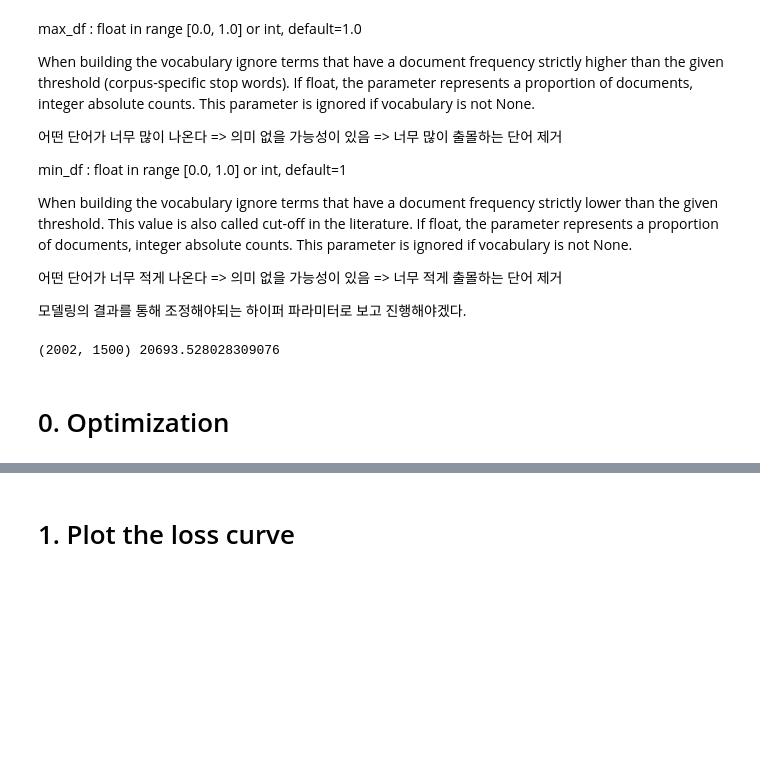
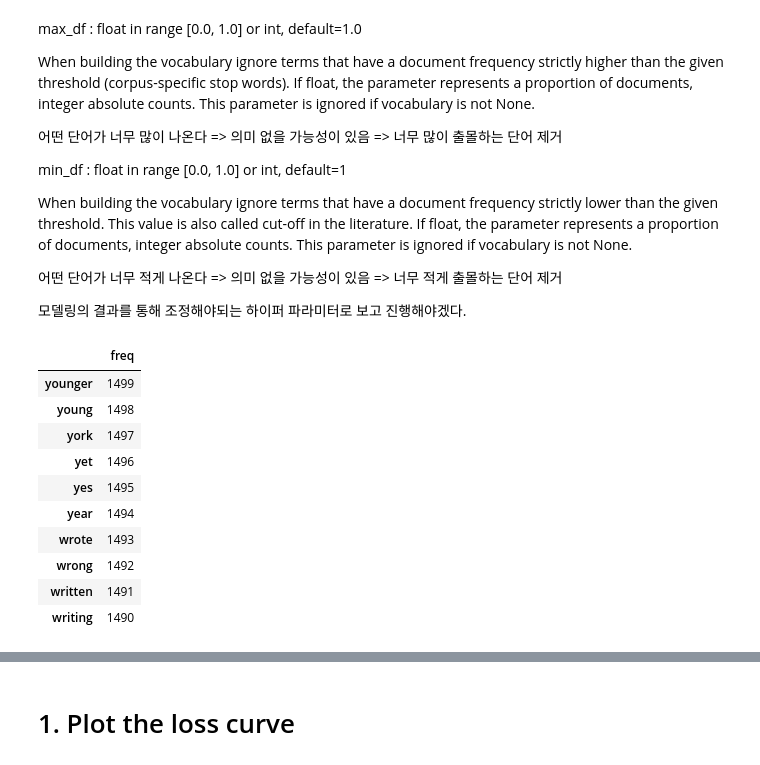
Before and after one commit to BaeHyungjun/2020-1-MachineLearning, a Jupyter notebook: 20152410_배형준_머신러닝_과제11.ipynb, the cells around one changed output, grey strips where cells are left out. Drawn from its saved outputs; the diff is of its cells as text; code cells hidden in the pictures; blank space fills up the shorter version.

```diff
--- a/20152410_배형준_머신러닝_과제11.ipynb
+++ b/20152410_배형준_머신러닝_과제11.ipynb
@@ -121,4 +337,0 @@ X = tfidfconverter.fit_transform(X).toarray()
-# %%
-print(X.shape, np.sum(X))
-# %% [output]
-(2002, 1500) 20693.528028309076
@@ -132,2 +337,0 @@ y_test = y_test.reshape(-1, 1)
-# %% [markdown]
-# 0. Optimization
@@ -340,0 +338,15 @@ class penalized_neural_network:
+# %%
+high_frequency = pd.DataFrame(vectorizer.vocabulary_.values(), index=vectorizer.vocabulary_.keys(), columns=['freq'])
+high_frequency.sort_values(by='freq', ascending=False).head(10)
+# %% [output]
+|  | freq |
+| younger | 1499 |
+| young | 1498 |
+| york | 1497 |
+| yet | 1496 |
+| yes | 1495 |
+| year | 1494 |
+| wrote | 1493 |
+| wrong | 1492 |
+| written | 1491 |
+| writing | 1490 |
```
Also changed, not shown: parts of 18 cells of this notebook.
